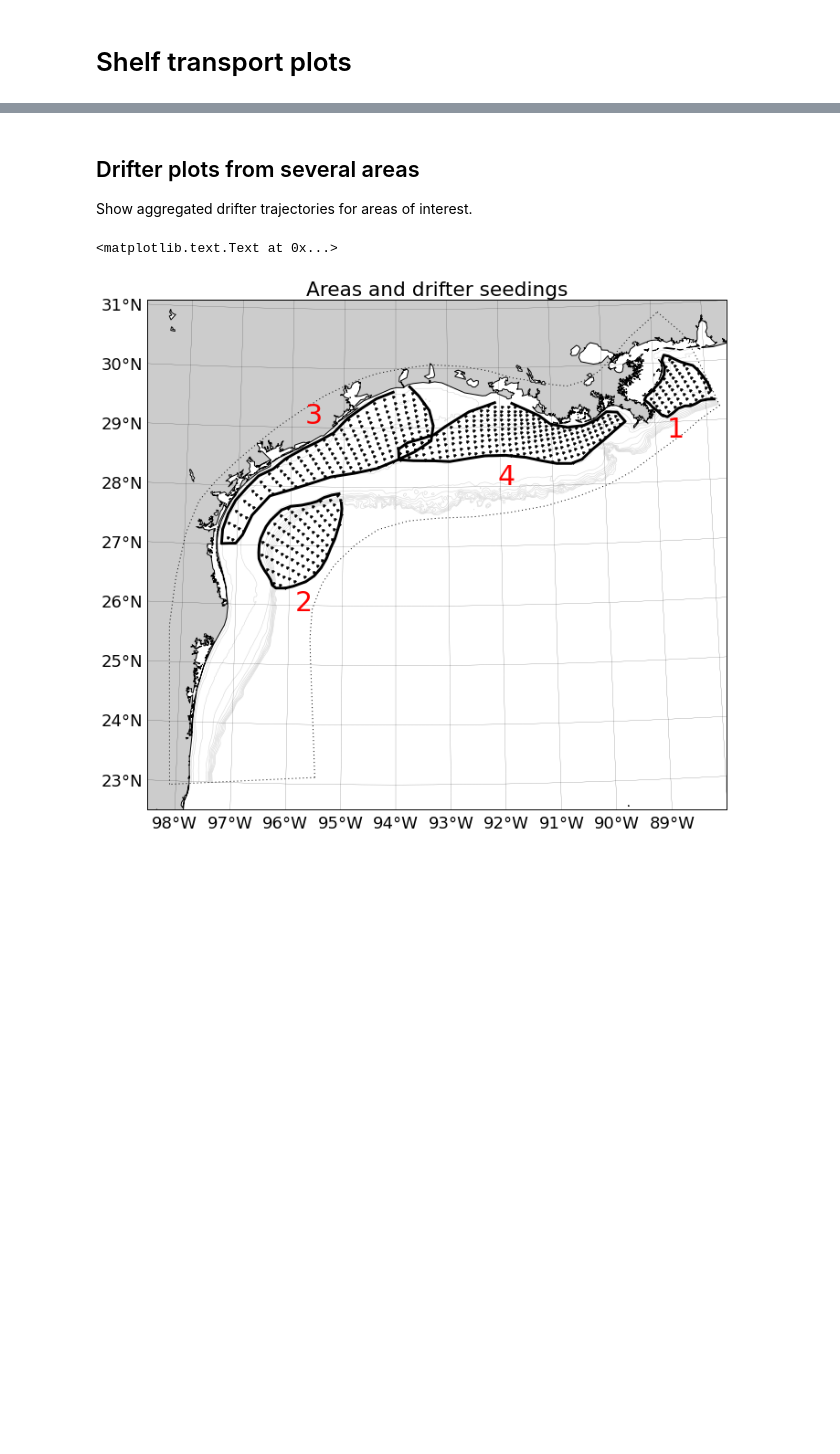
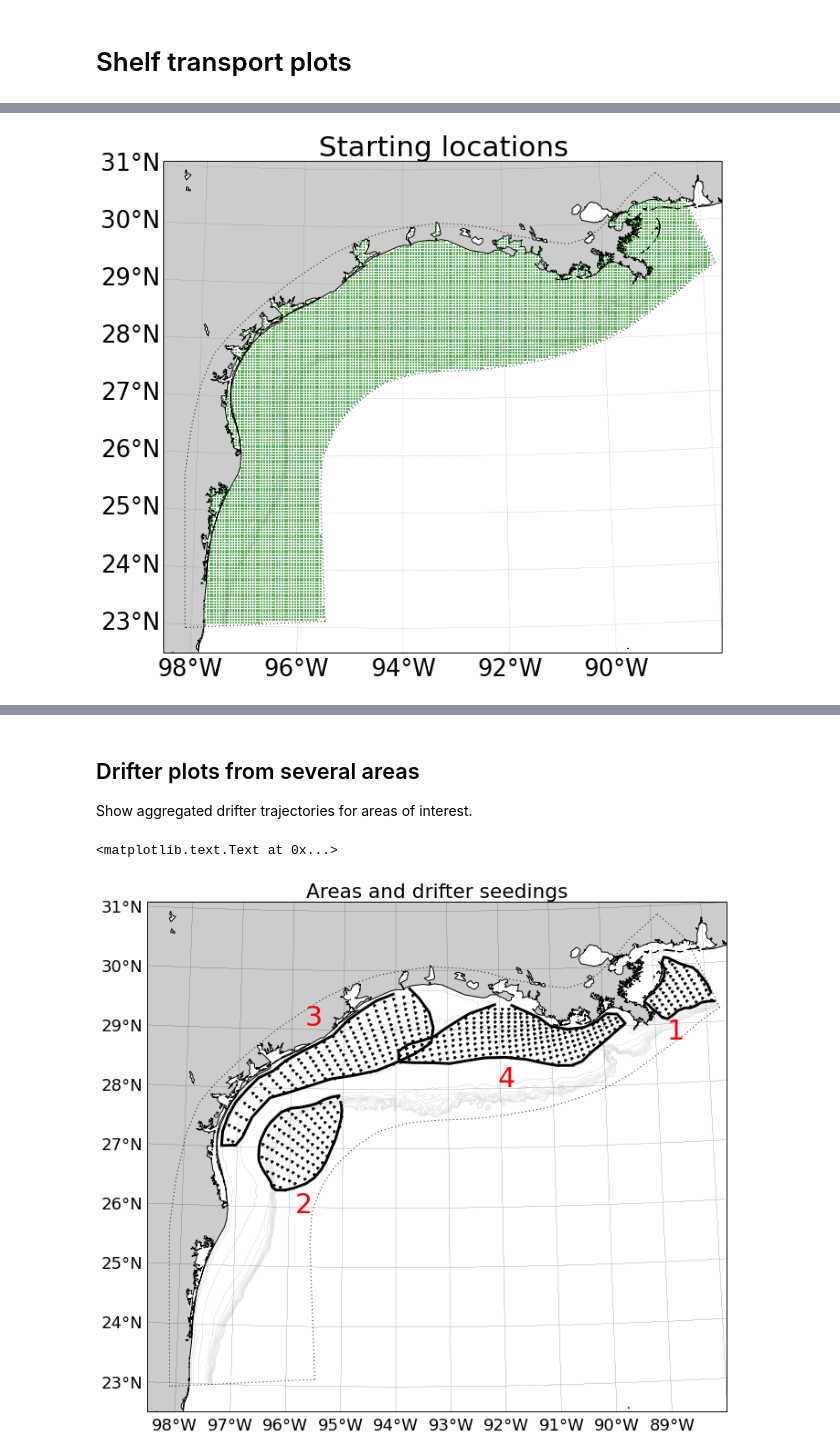
Before and after one commit to kthyng/shelf_transport, a Jupyter notebook: notebooks/shelf_transport.ipynb, the cells around one changed output, grey strips where cells are left out. Cells and saved outputs as stored; diff of their text form; code cells hidden in the pictures; blank space fills up the shorter version.

```diff
--- a/notebooks/shelf_transport.ipynb
+++ b/notebooks/shelf_transport.ipynb
@@ -22,0 +64,8 @@ grid = tracpy.inout.readgrid(loc)
+# %%
+figure(figsize=(11,10))
+tracpy.plotting.background(grid, mers=np.arange(-100,-80,2))
+plot(xp, yp, 'gs', markersize=1, mec='g')
+title('Starting locations')
+savefig('../figures/starting_locations.png', bbox_inches='tight', dpi=150)
+# %% [output]
+[figure, added]
```
Also changed, not shown: parts of 23 cells of this notebook, 1 other file.
